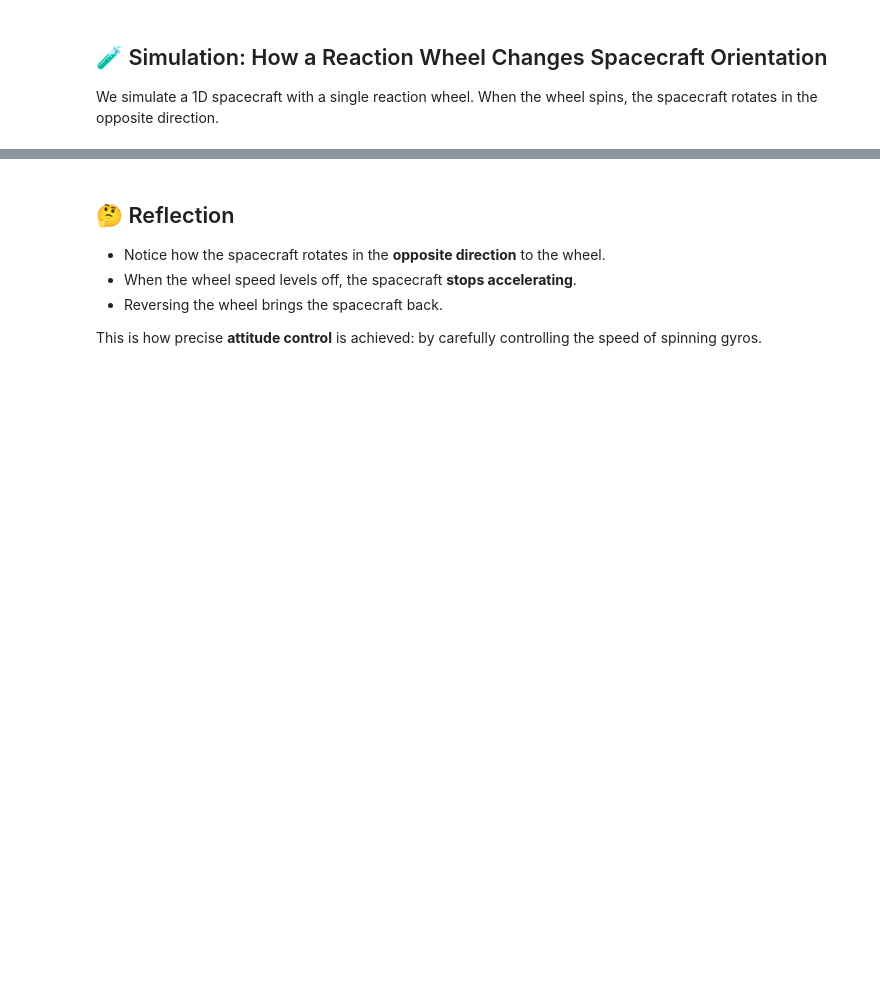
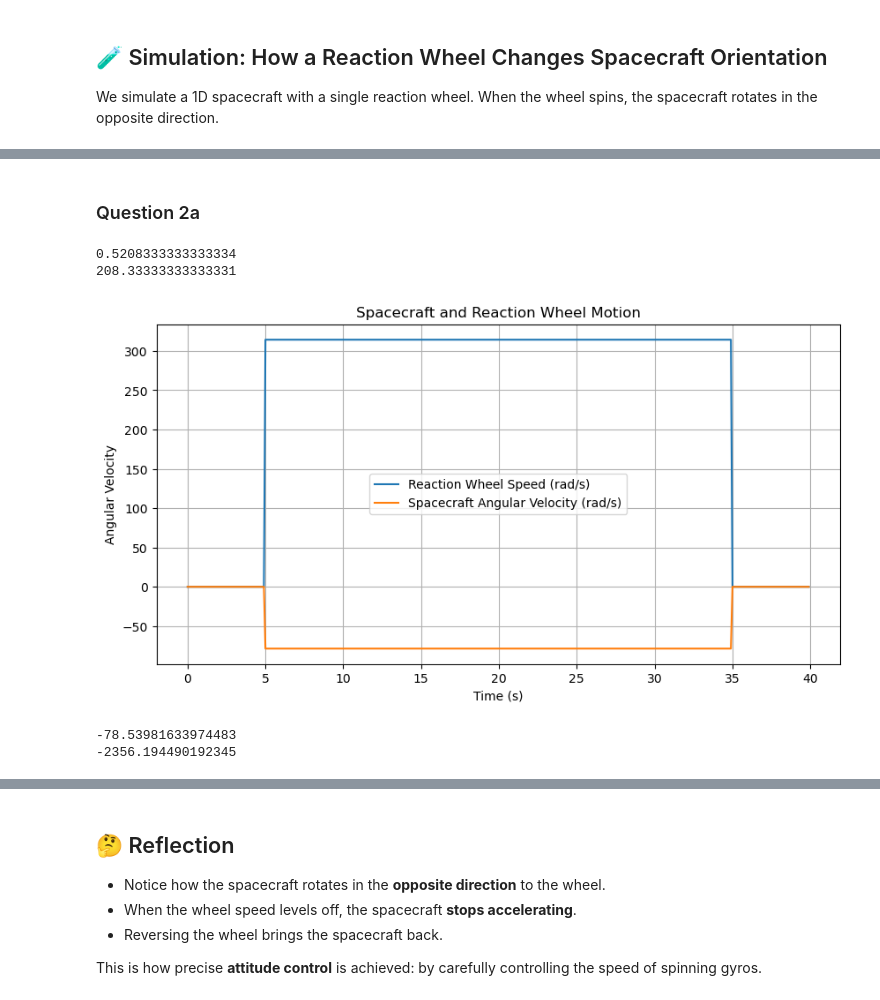
Before and after one commit to jnoonan94/smbdmp, a Jupyter notebook: gyro_tutorials/gyro_conservation_tutorial.ipynb, the cells around one changed output, grey strips where cells are left out. Cells and saved outputs as stored; diff of their text form; code cells hidden in the pictures; blank space fills up the shorter version.

```diff
--- a/gyro_tutorials/gyro_conservation_tutorial.ipynb
+++ b/gyro_tutorials/gyro_conservation_tutorial.ipynb
@@ -54,0 +76,64 @@ plt.show()
+# %% [markdown]
+### Question 2a
+# %%
+M_sc = 250 #kg
+M_rw = 0.5 #kg
+
+a_sc = 0.5 #m
+r_rw = 0.1 #m
+
+#Initial spacecraft rotation
+w_sc = 0.05 #rad/s
+
+# Constants
+I_sc = (1/6)*M_sc*a_sc**2    # Spacecraft moment of inertia (kg m^2)
+I_rw = (1/2)*M_rw*r_rw**2     # Reaction wheel moment of inertia (kg m^2)
+
+dt = 0.1      # Time step (s)
+t = np.arange(0, 40, dt)
+
+#rpm_rads = rpm*2*np.pi/60
+t_tot = 30 #s
+
+# Define wheel angular velocity profile
+rw_speed = np.piecewise(t, [t < 5, (t >= 5) & (t < 35), t >= 35], [0, rpm_rads, 0])
+# Reaction wheel accelerates then decelerates
+rw_accel = np.gradient(rw_speed, dt)
+
+# Conservation of momentum: I_sc * w_sc + I_rw * w_rw = const
+#L_init = I_sc * w_sc + I_rw* w_rw
+# Assume reaction starts from rest, so total L = L_init
+#when w_sc = 0 after finish, then
+
+#L_init = I_rw*w_rw
+
+#So we need to "cancel out"
+L_init = I_sc * w_sc
+print(L_init)
+print(L_init/I_rw)
+
+# So spacecraft angular velocity is:
+
+
+# Plot
+plt.figure(figsize=(10,5))
+plt.plot(t, rw_speed, label='Reaction Wheel Speed (rad/s)')
+plt.plot(t, sc_speed, label='Spacecraft Angular Velocity (rad/s)')
+plt.xlabel('Time (s)')
+plt.ylabel('Angular Velocity')
+plt.title('Spacecraft and Reaction Wheel Motion')
+plt.legend()
+plt.grid(True)
+plt.show()
+
+#Get rotation speed of spacecraft
+mean_sc_rot_speed = np.mean(sc_speed[(5<t)&(t<35)])
+print(mean_sc_rot_speed)
+total_rotation = mean_sc_rot_speed * t_tot
+print(total_rotation)
+# %% [output]
+0.5208333333333334
+208.33333333333331
+[figure, added]
+-78.53981633974483
+-2356.194490192345
```
Also changed, not shown: parts of 6 cells of this notebook.
